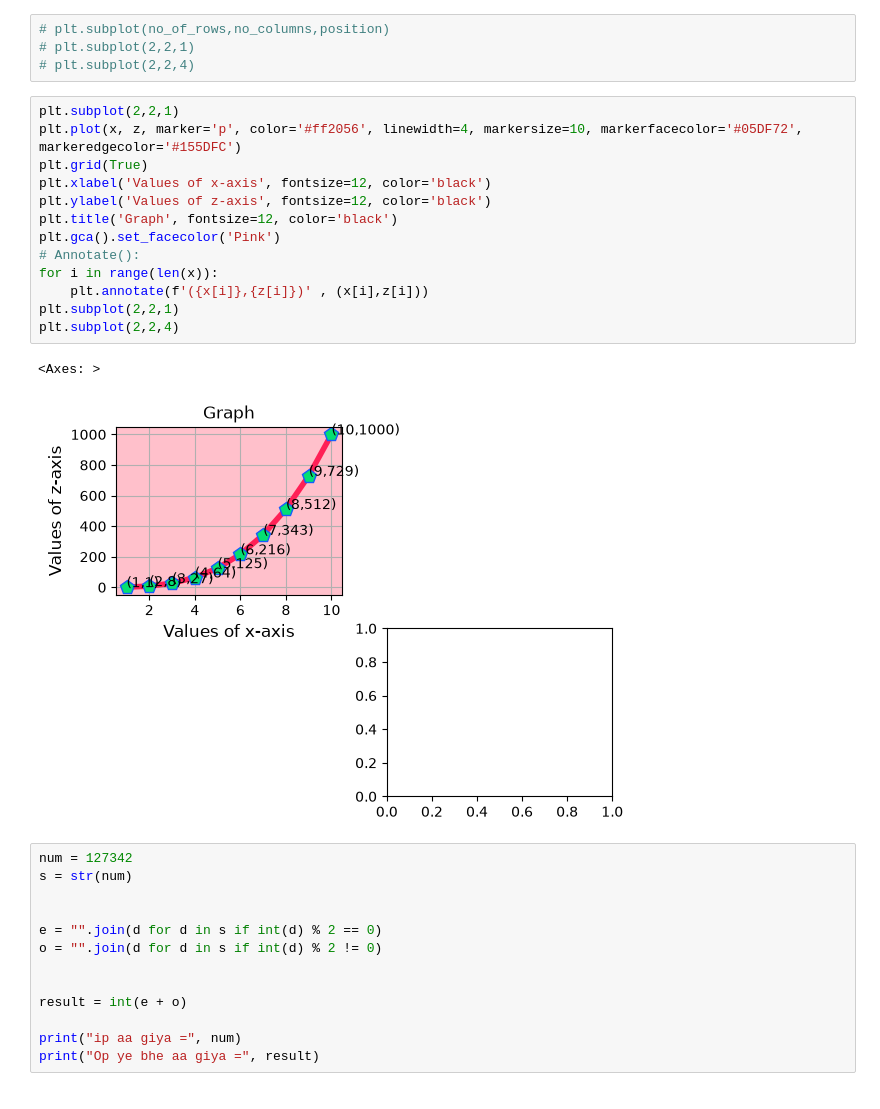
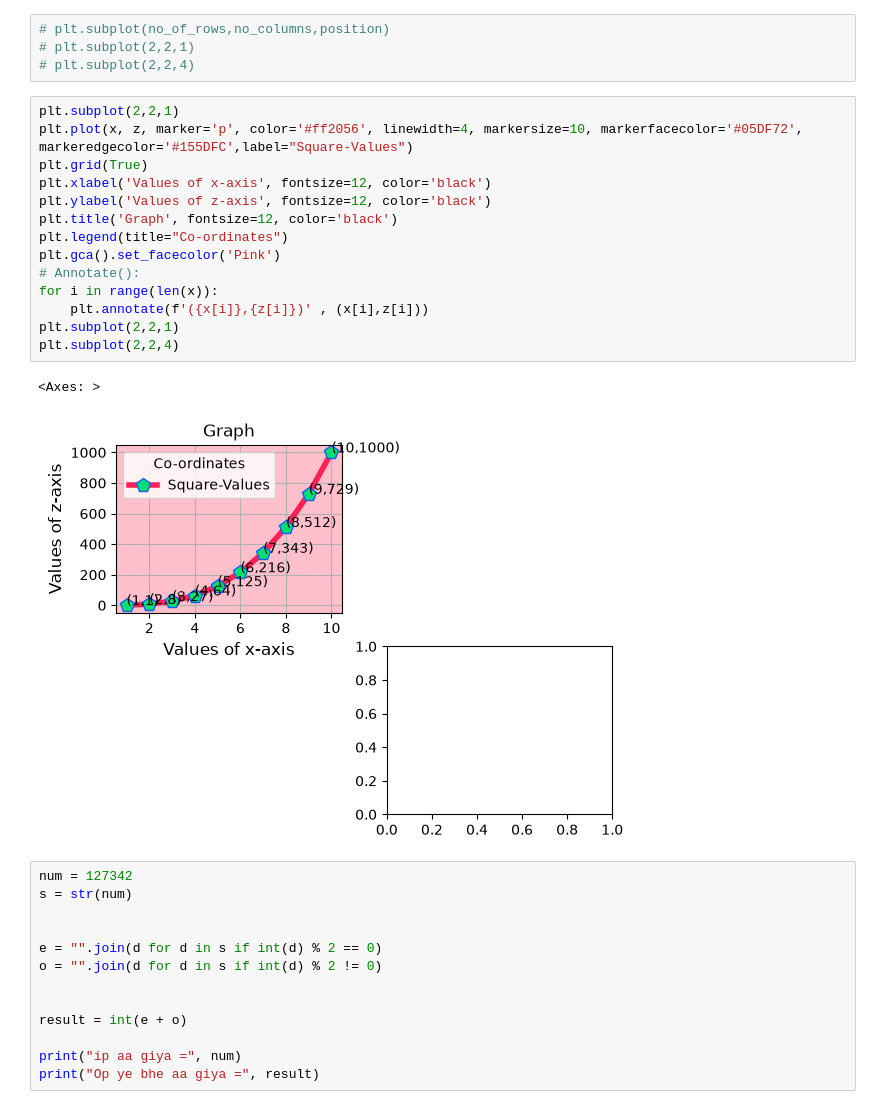
Before and after one commit to avnish-007/temp-repo, a Jupyter notebook: matplotlib_practice.ipynb, the cells around one changed output. Drawn from its saved outputs; the diff is of its cells as text.

```diff
--- a/matplotlib_practice.ipynb
+++ b/matplotlib_practice.ipynb
@@ -101,20 +101,21 @@ sa
 # plt.subplot(2,2,4)
 # %%
 plt.subplot(2,2,1)
-plt.plot(x, z, marker='p', color='#ff2056', linewidth=4, markersize=10, markerfacecolor='#05DF72', markeredgecolor='#155DFC')
+plt.plot(x, z, marker='p', color='#ff2056', linewidth=4, markersize=10, markerfacecolor='#05DF72', markeredgecolor='#155DFC',label="Square-Values")
 plt.grid(True)
 plt.xlabel('Values of x-axis', fontsize=12, color='black')
 plt.ylabel('Values of z-axis', fontsize=12, color='black')
 plt.title('Graph', fontsize=12, color='black')
+plt.legend(title="Co-ordinates")
 plt.gca().set_facecolor('Pink')
 # Annotate():
 for i in range(len(x)):
     plt.annotate(f'({x[i]},{z[i]})' , (x[i],z[i]))
 plt.subplot(2,2,1)
 plt.subplot(2,2,4)
 # %% [output]
 <Axes: >
-[figure, old version]
+[figure, new version]
 # %%
 num = 127342
 s = str(num)
```
Also changed, not shown: parts of 15 cells of this notebook, 1 other file.
